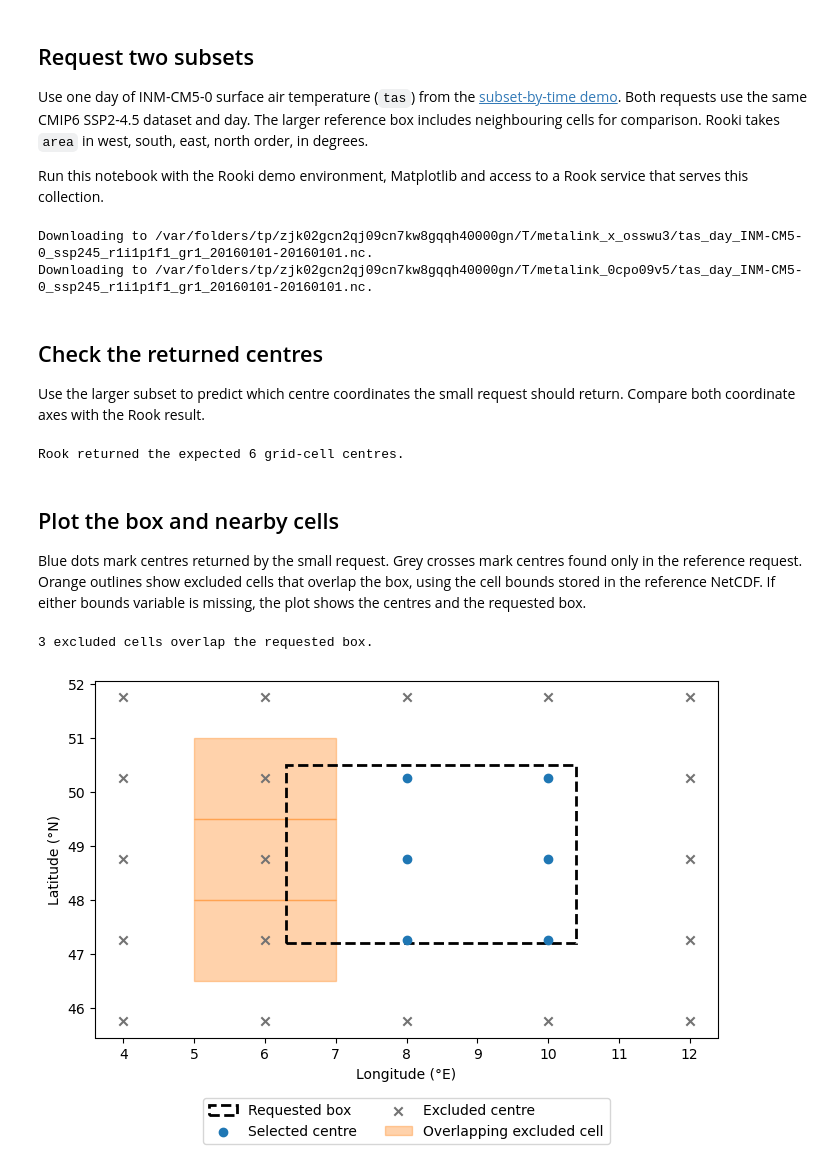
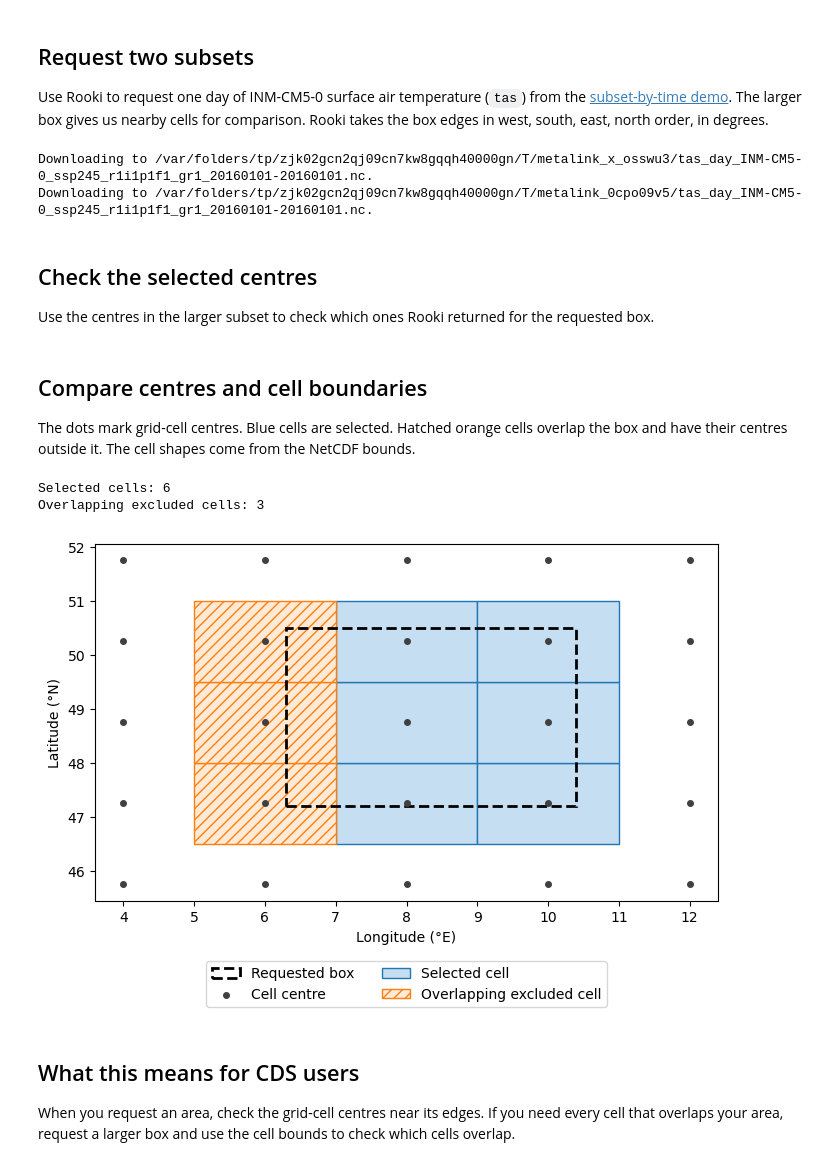
Before and after one commit to roocs/rooki, a Jupyter notebook: notebooks/demo/demo-cmip6-spatial-subset-bbox.ipynb, the cells around one changed output. Saved outputs shown, nothing was run; the diff lists cells and outputs as text; code cells hidden in the pictures.

```diff
--- a/notebooks/demo/demo-cmip6-spatial-subset-bbox.ipynb
+++ b/notebooks/demo/demo-cmip6-spatial-subset-bbox.ipynb
@@ -5,9 +5,7 @@
 # %% [markdown]
 ## Request two subsets
 
-Use one day of INM-CM5-0 surface air temperature (`tas`) from the [subset-by-time demo](demo-rooki-subset-by-time.ipynb). Both requests use the same CMIP6 SSP2-4.5 dataset and day. The larger reference box includes neighbouring cells for comparison. Rooki takes `area` in west, south, east, north order, in degrees.
-
-Run this notebook with the Rooki demo environment, Matplotlib and access to a Rook service that serves this collection.
+Use Rooki to request one day of INM-CM5-0 surface air temperature (`tas`) from the [subset-by-time demo](demo-rooki-subset-by-time.ipynb). The larger box gives us nearby cells for comparison. Rooki takes the box edges in west, south, east, north order, in degrees.
 # %%
 import os
 
@@ -44,9 +42,9 @@ selected = subset(bbox)
 Downloading to /var/folders/tp/zjk02gcn2qj09cn7kw8gqqh40000gn/T/metalink_x_osswu3/tas_day_INM-CM5-0_ssp245_r1i1p1f1_gr1_20160101-20160101.nc.
 Downloading to /var/folders/tp/zjk02gcn2qj09cn7kw8gqqh40000gn/T/metalink_0cpo09v5/tas_day_INM-CM5-0_ssp245_r1i1p1f1_gr1_20160101-20160101.nc.
 # %% [markdown]
-## Check the returned centres
+## Check the selected centres
 
-Use the larger subset to predict which centre coordinates the small request should return. Compare both coordinate axes with the Rook result.
+Use the centres in the larger subset to check which ones Rooki returned for the requested box.
 # %%
 west, south, east, north = bbox
 lon = reference.lon.values
@@ -57,53 +55,60 @@ expected_lat = lat[(south <= lat) & (lat <= north)]
 
 np.testing.assert_array_equal(np.sort(selected.lon.values), np.sort(expected_lon))
 np.testing.assert_array_equal(np.sort(selected.lat.values), np.sort(expected_lat))
-print(f"Rook returned the expected {expected_lon.size * expected_lat.size} grid-cell centres.")
-# %% [output]
-Rook returned the expected 6 grid-cell centres.
 # %% [markdown]
-## Plot the box and nearby cells
+## Compare centres and cell boundaries
 
-Blue dots mark centres returned by the small request. Grey crosses mark centres found only in the reference request. Orange outlines show excluded cells that overlap the box, using the cell bounds stored in the reference NetCDF. If either bounds variable is missing, the plot shows the centres and the requested box.
+The dots mark grid-cell centres. Blue cells are selected. Hatched orange cells overlap the box and have their centres outside it. The cell shapes come from the NetCDF bounds.
 # %%
 grid_lon, grid_lat = np.meshgrid(lon, lat)
 kept = np.isin(grid_lon, selected.lon.values) & np.isin(grid_lat, selected.lat.values)
 
 fig, ax = plt.subplots(figsize=(7, 5))
 ax.add_patch(Rectangle(
     (west, south), east - west, north - south,
     fill=False, edgecolor="black", linestyle="--", linewidth=2,
     label="Requested box", zorder=3,
 ))
-ax.scatter(grid_lon[kept], grid_lat[kept], color="tab:blue", label="Selected centre", zorder=4)
-ax.scatter(grid_lon[~kept], grid_lat[~kept], color="0.45", marker="x",
-           label="Excluded centre", zorder=4)
+ax.scatter(grid_lon, grid_lat, color="0.25", s=16, label="Cell centre", zorder=4)
+print(f"Selected cells: {np.count_nonzero(kept)}")
 
 lon_bounds = reference.get(reference.lon.attrs.get("bounds", "lon_bnds"))
 lat_bounds = reference.get(reference.lat.attrs.get("bounds", "lat_bnds"))
 if lon_bounds is None or lat_bounds is None:
-    print("The reference subset has no usable longitude and latitude bounds pair.")
+    ax.scatter(grid_lon[kept], grid_lat[kept], color="tab:blue", s=25,
+               label="Selected centre", zorder=5)
+    print("Overlapping excluded cells: unavailable because the NetCDF lacks cell bounds.")
 else:
     cell_west = lon_bounds.min(dim="bnds").values
     cell_east = lon_bounds.max(dim="bnds").values
     cell_south = lat_bounds.min(dim="bnds").values
     cell_north = lat_bounds.max(dim="bnds").values
     overlaps_lon = (cell_west < east) & (cell_east > west)
     overlaps_lat = (cell_south < north) & (cell_north > south)
-    rows, cols = np.where(overlaps_lat[:, None] & overlaps_lon & ~kept)
+    excluded = overlaps_lat[:, None] & overlaps_lon & ~kept
 
-    for index, (row, col) in enumerate(zip(rows, cols)):
-        ax.add_patch(Rectangle(
-            (cell_west[col], cell_south[row]),
-            cell_east[col] - cell_west[col], cell_north[row] - cell_south[row],
-            facecolor="tab:orange", edgecolor="tab:orange", alpha=0.35,
-            label="Overlapping excluded cell" if index == 0 else None,
-        ))
-    print(f"{len(rows)} excluded cells overlap the requested box.")
+    for mask, label, face, edge, hatch in [
+        (kept, "Selected cell", "#c6def1", "tab:blue", None),
+        (excluded, "Overlapping excluded cell", "#ffead7", "tab:orange", "///"),
+    ]:
+        for index, (row, col) in enumerate(np.argwhere(mask)):
+            ax.add_patch(Rectangle(
+                (cell_west[col], cell_south[row]),
+                cell_east[col] - cell_west[col], cell_north[row] - cell_south[row],
+                facecolor=face, edgecolor=edge, hatch=hatch,
+                label=label if index == 0 else None,
+            ))
+    print(f"Overlapping excluded cells: {np.count_nonzero(excluded)}")
 
 ax.set(xlabel="Longitude (°E)", ylabel="Latitude (°N)")
 ax.legend(loc="upper center", bbox_to_anchor=(0.5, -0.15), ncol=2)
 fig.tight_layout()
 plt.show()
 # %% [output]
-3 excluded cells overlap the requested box.
+Selected cells: 6
+Overlapping excluded cells: 3
-[figure, old version]
+[figure, new version]
+# %% [markdown]
+## What this means for CDS users
+
+When you request an area, check the grid-cell centres near its edges. If you need every cell that overlaps your area, request a larger box and use the cell bounds to check which cells overlap.
```
Also changed, not shown: parts of 1 cell of this notebook.
